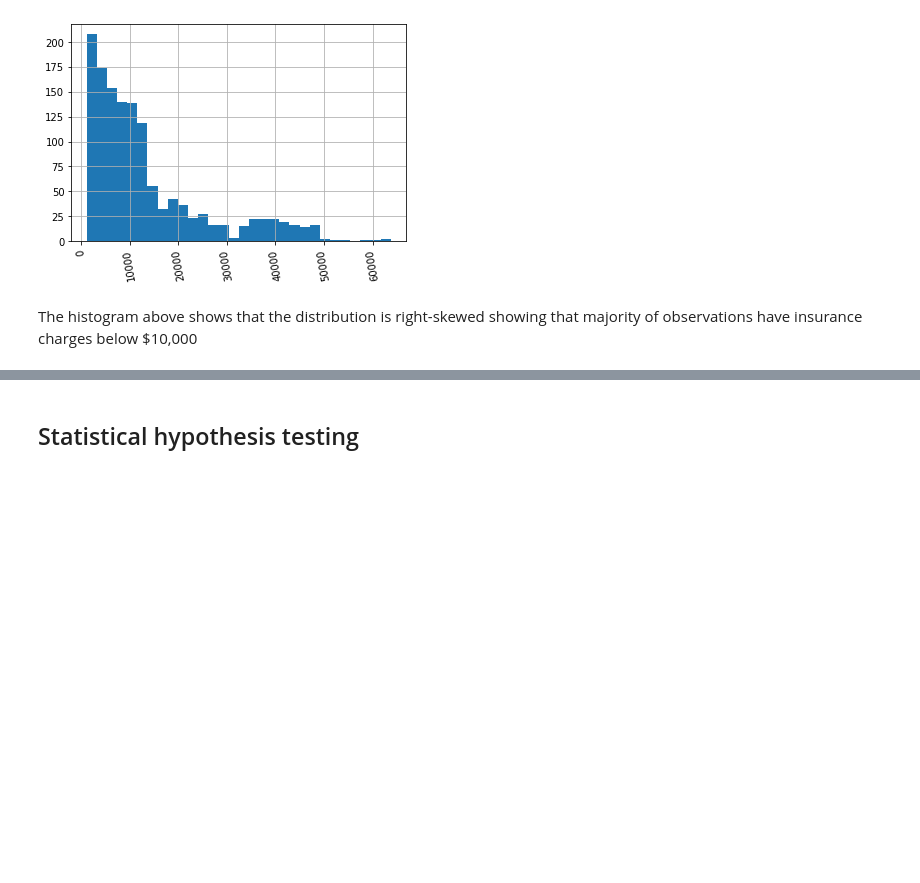
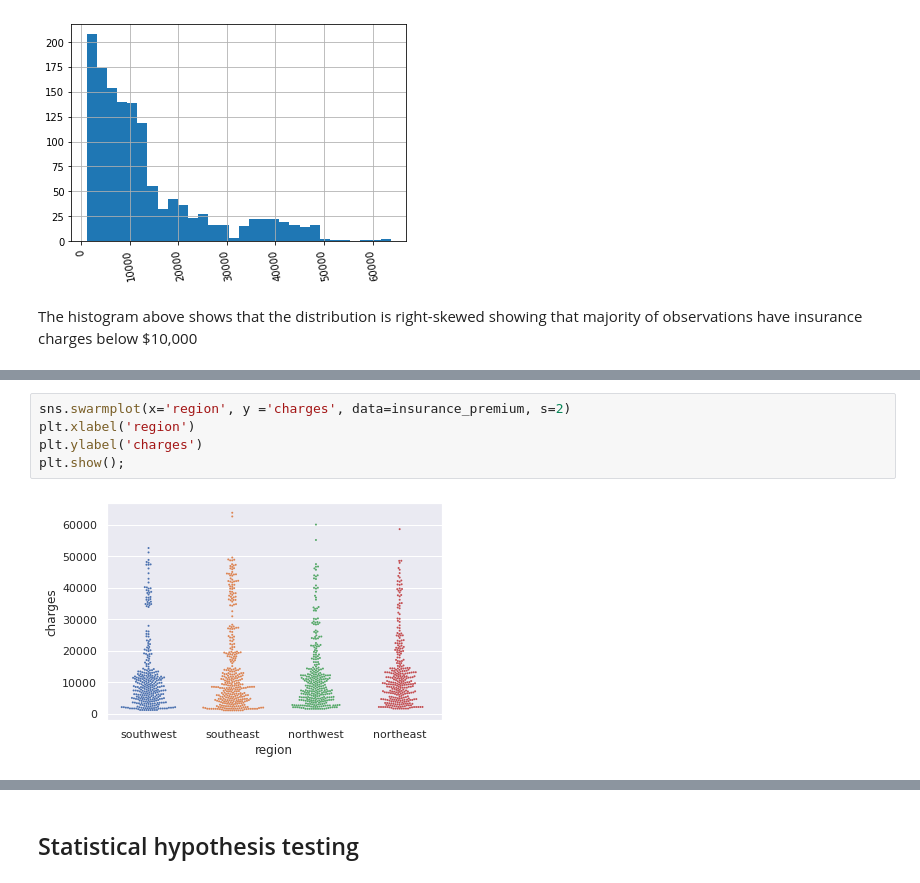
Before and after one commit to graceuche/northeastern-final-project, a Jupyter notebook: notebook.ipynb, the cells around one changed output, grey strips where cells are left out. Drawn from its saved outputs; the diff is of its cells as text; blank space fills up the shorter version.

```diff
--- a/notebook.ipynb
+++ b/notebook.ipynb
@@ -176,0 +196,7 @@ df['children'].hist(); # number of children by per observation
+# %%
+sns.swarmplot(x='region', y ='charges', data=insurance_premium, s=2)
+plt.xlabel('region')
+plt.ylabel('charges')
+plt.show();
+# %% [output]
+[figure, added]
```
Also changed, not shown: parts of 27 cells of this notebook, 1 other file.
